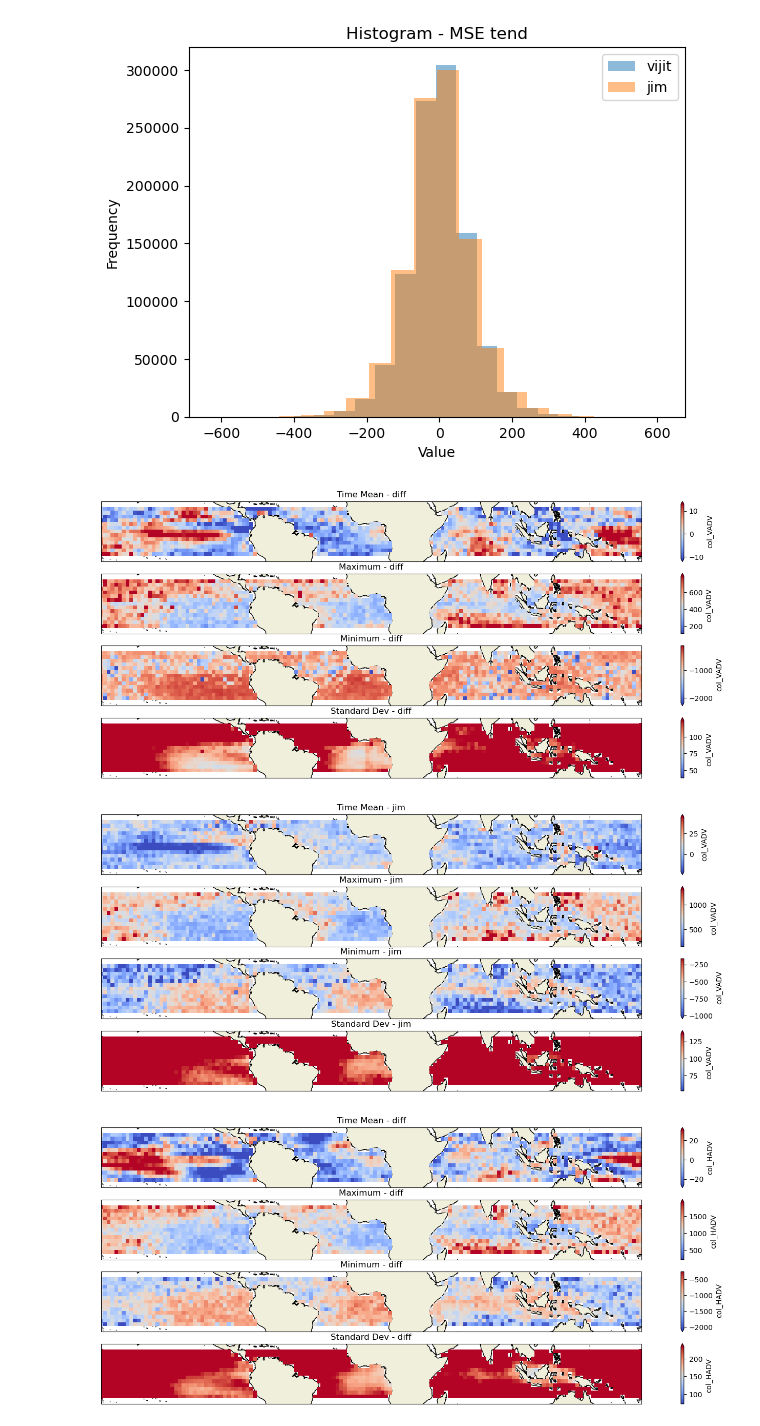
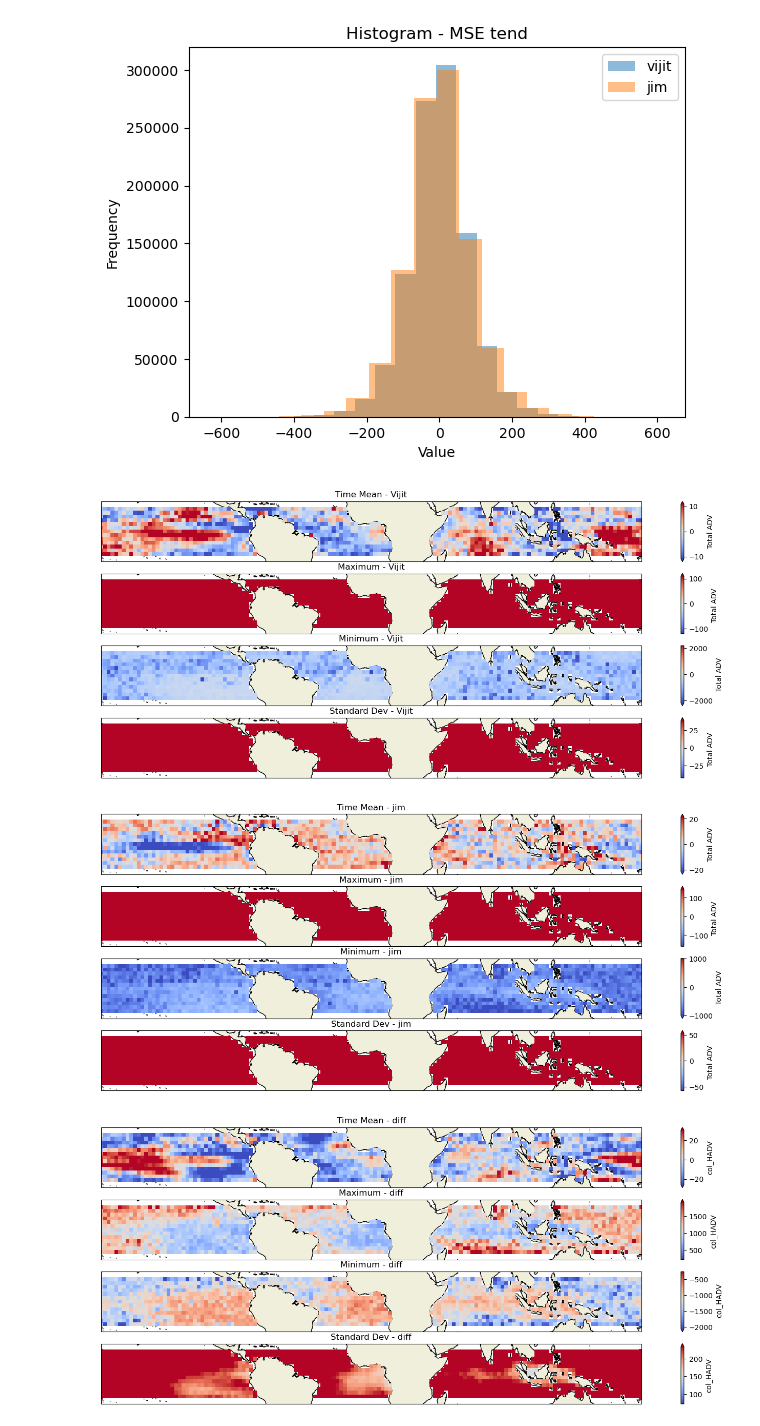
Before and after one commit to bwolding/tropical_PODs, a Jupyter notebook: vijit/MSE_budget_plots_no_season.ipynb, the cells around one changed output. Cells and saved outputs as stored; diff of their text form; code cells hidden in the pictures.

Commit message:
MSE budegt phase binned - first plots and scripts

```diff
--- a/vijit/MSE_budget_plots_no_season.ipynb
+++ b/vijit/MSE_budget_plots_no_season.ipynb
@@ -396,41 +396,41 @@ time_std = data.std(dim='time')
 
 # Plot the spatial maps
 fig, axs = plt.subplots(4, 1, figsize=(20, 7), subplot_kw={'projection': ccrs.PlateCarree()})
-for ax, data, title in zip(axs, [time_mean, time_max, time_min, time_std], ['Time Mean - diff', 'Maximum - diff', 'Minimum - diff', 'Standard Dev - diff']):
+for ax, data, title in zip(axs, [time_mean, time_max, time_min, time_std], ['Time Mean - Vijit', 'Maximum - Vijit', 'Minimum - Vijit', 'Standard Dev - Vijit']):
     ax.set_extent([-180, 180, -20, 20], crs=ccrs.PlateCarree())
-    data.plot(ax=ax, cmap='coolwarm', transform=ccrs.PlateCarree(), add_colorbar=True, norm=colors.Normalize(vmin = data.min()/2, vmax = data.max()/2), cbar_kwargs={'label': 'col_VADV'})
+    data.plot(ax=ax, cmap='coolwarm', transform=ccrs.PlateCarree(), add_colorbar=True, norm=colors.Normalize(vmin = data.min()/2, vmax = -data.min()/2), cbar_kwargs={'label': 'Total ADV'})
     ax.add_feature(cfeature.LAND, edgecolor='black')
     ax.set_title(title)
 
 #fig.colorbar(axs[2].collections[0], ax=axs, location='right', shrink=0.6)
 
 plt.show()
 
 ################
 
 data = col_VADV_jim + col_HADV_jim
 
 time_mean = data.mean(dim='time')
 time_max = data.max(dim='time')
 time_min = data.min(dim='time')
 time_std = data.std(dim='time')
 
 # Plot the spatial maps
 fig, axs = plt.subplots(4, 1, figsize=(20, 7), subplot_kw={'projection': ccrs.PlateCarree()})
 for ax, data, title in zip(axs, [time_mean, time_max, time_min, time_std], ['Time Mean - jim', 'Maximum - jim', 'Minimum - jim', 'Standard Dev - jim']):
     ax.set_extent([-180, 180, -20, 20], crs=ccrs.PlateCarree())
-    data.plot(ax=ax, cmap='coolwarm', transform=ccrs.PlateCarree(), add_colorbar=True, norm=colors.Normalize(vmin = data.min()/2, vmax = data.max()/2), cbar_kwargs={'label': 'col_VADV'})
+    data.plot(ax=ax, cmap='coolwarm', transform=ccrs.PlateCarree(), add_colorbar=True, norm=colors.Normalize(vmin = data.min()/2, vmax = -data.min()/2), cbar_kwargs={'label': 'Total ADV'})
     ax.add_feature(cfeature.LAND, edgecolor='black')
     ax.set_title(title)
 
 #fig.colorbar(axs[2].collections[0], ax=axs, location='right', shrink=0.6)
 
 plt.show()
 
 ################
 # %% [output]
-[figure, old version]
+[figure, new version]
-[figure, old version]
+[figure, new version]
 # %%
 data = col_HADV - col_HADV_jim
 
```
Also changed, not shown: 8 other files.
